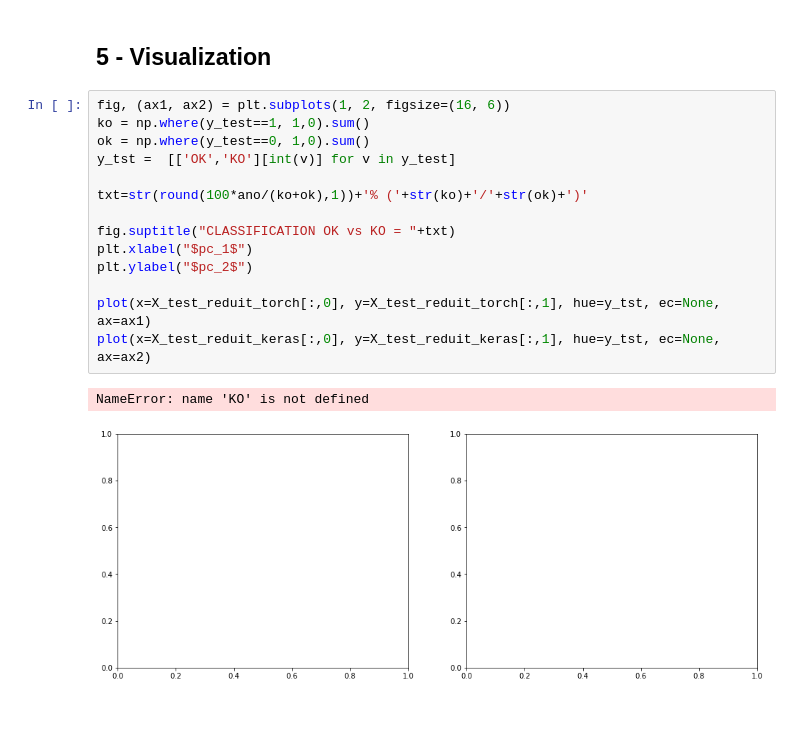
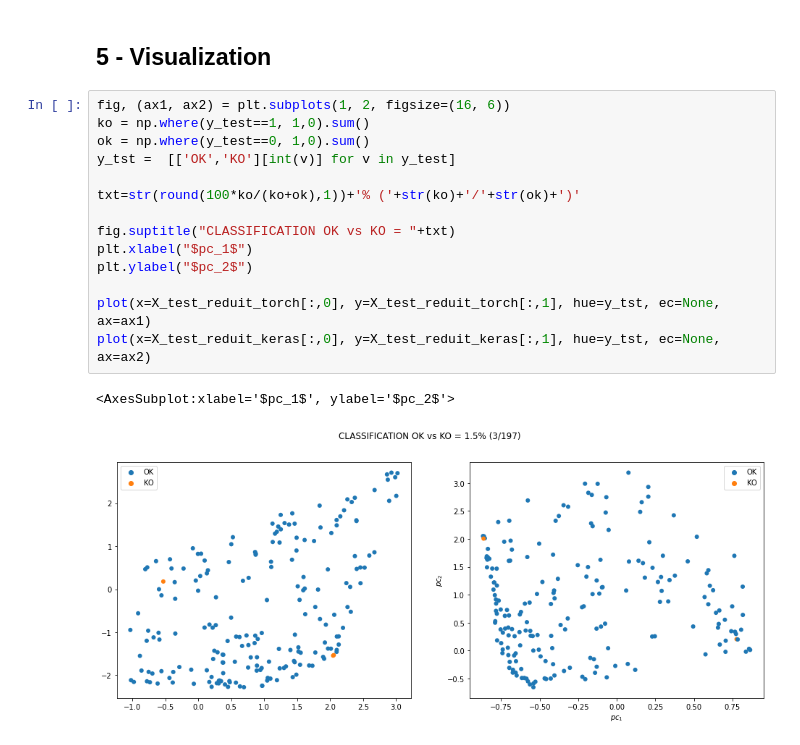
Before and after one commit to morard/ML-jpmorard-AE, a Jupyter notebook: ml1/dim-reduc.ipynb, the cells around one changed output. Saved outputs shown, nothing was run; the diff lists cells and outputs as text; blank space fills up the shorter version.

```diff
--- a/ml1/dim-reduc.ipynb
+++ b/ml1/dim-reduc.ipynb
@@ -321,17 +363,17 @@ X_train_reduit_keras, X_test_reduit_keras = aeke.predict(X_train), aeke.predict(
 # %%
 fig, (ax1, ax2) = plt.subplots(1, 2, figsize=(16, 6))
 ko = np.where(y_test==1, 1,0).sum()
 ok = np.where(y_test==0, 1,0).sum()
 y_tst =  [['OK','KO'][int(v)] for v in y_test]
 
-txt=str(round(100*ano/(ko+ok),1))+'% ('+str(ko)+'/'+str(ok)+')'
+txt=str(round(100*ko/(ko+ok),1))+'% ('+str(ko)+'/'+str(ok)+')'
 
 fig.suptitle("CLASSIFICATION OK vs KO = "+txt)
 plt.xlabel("$pc_1$")
 plt.ylabel("$pc_2$")
 
 plot(x=X_test_reduit_torch[:,0], y=X_test_reduit_torch[:,1], hue=y_tst, ec=None, ax=ax1)
 plot(x=X_test_reduit_keras[:,0], y=X_test_reduit_keras[:,1], hue=y_tst, ec=None, ax=ax2)
 # %% [output]
-NameError: name 'KO' is not defined
+<AxesSubplot:xlabel='$pc_1$', ylabel='$pc_2$'>
-[figure, old version]
+[figure, new version]
```
Also changed, not shown: parts of 11 cells of this notebook.
